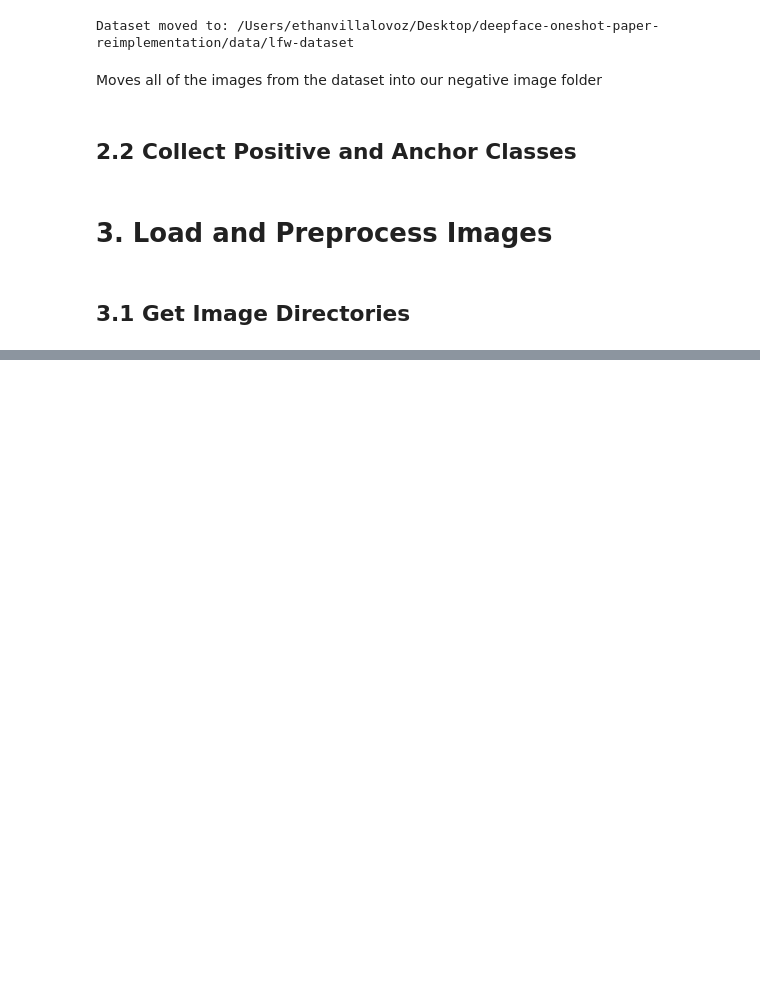
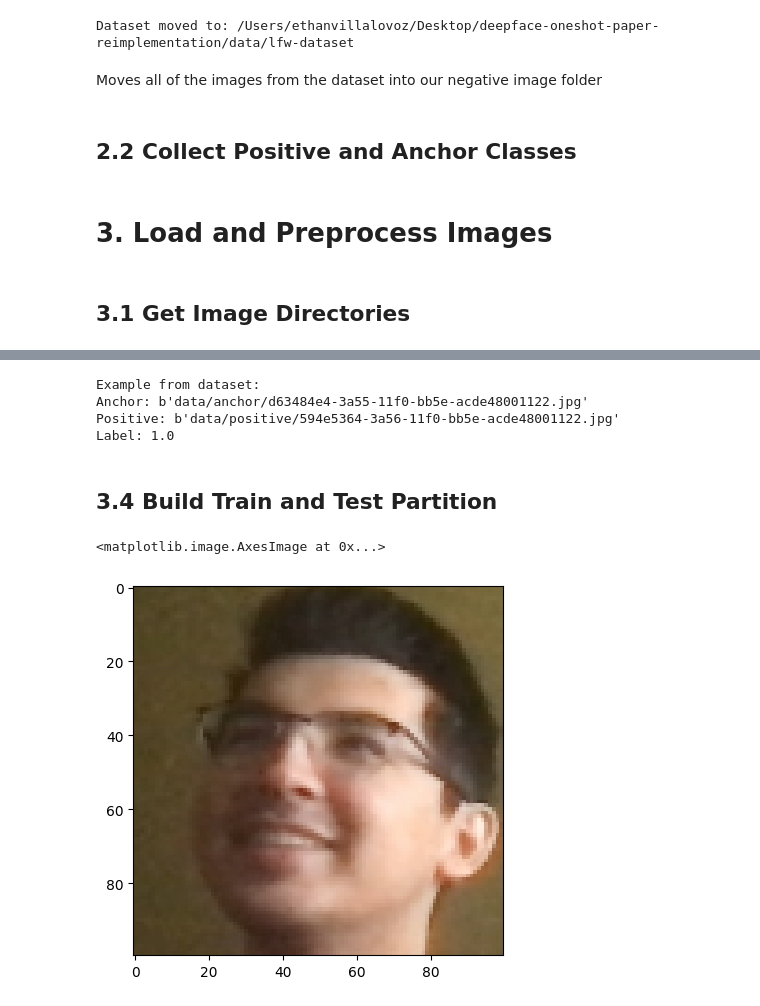
Before and after one commit to ethanvillalovoz/deepface-oneshot-paper-reimplementation, a Jupyter notebook: facial_verfication_siamese_network.ipynb, the cells around one changed output, grey strips where cells are left out. Drawn from its saved outputs; the diff is of its cells as text; code cells hidden in the pictures; blank space fills up the shorter version.

Commit message:
Completed Load and Preprocess Images

```diff
--- a/facial_verfication_siamese_network.ipynb
+++ b/facial_verfication_siamese_network.ipynb
@@ -168,0 +189,30 @@ negative = tf.data.Dataset.list_files(os.path.join(NEG_PATH, '*.jpg')).take(300)
+# %%
+positives = tf.data.Dataset.zip((anchor, positive, tf.data.Dataset.from_tensor_slices(tf.ones(len(anchor)))))
+negatives = tf.data.Dataset.zip((anchor, negative, tf.data.Dataset.from_tensor_slices(tf.zeros(len(anchor)))))
+# Combine the datasets
+dataset = positives.concatenate(negatives)
+# %%
+example = dataset.as_numpy_iterator().next()
+print("Example from dataset:")
+print("Anchor:", example[0])
+print("Positive:", example[1])
+print("Label:", example[2])
+# %% [output]
+Example from dataset:
+Anchor: b'data/anchor/d63484e4-3a55-11f0-bb5e-acde48001122.jpg'
+Positive: b'data/positive/594e5364-3a56-11f0-bb5e-acde48001122.jpg'
+Label: 1.0
+# %% [markdown]
+## 3.4 Build Train and Test Partition
+# %%
+def preprocess_image_twin(input_img, value_img, label):
+    input_img = preprocess_image(input_img)
+    value_img = preprocess_image(value_img)
+    return (input_img, value_img, label)
+# %%
+res = preprocess_image_twin(*example)
+# %%
+plt.imshow(res[1])
+# %% [output]
+<matplotlib.image.AxesImage at 0x...>
+[figure, added]
```
Also changed, not shown: parts of 8 cells of this notebook.
